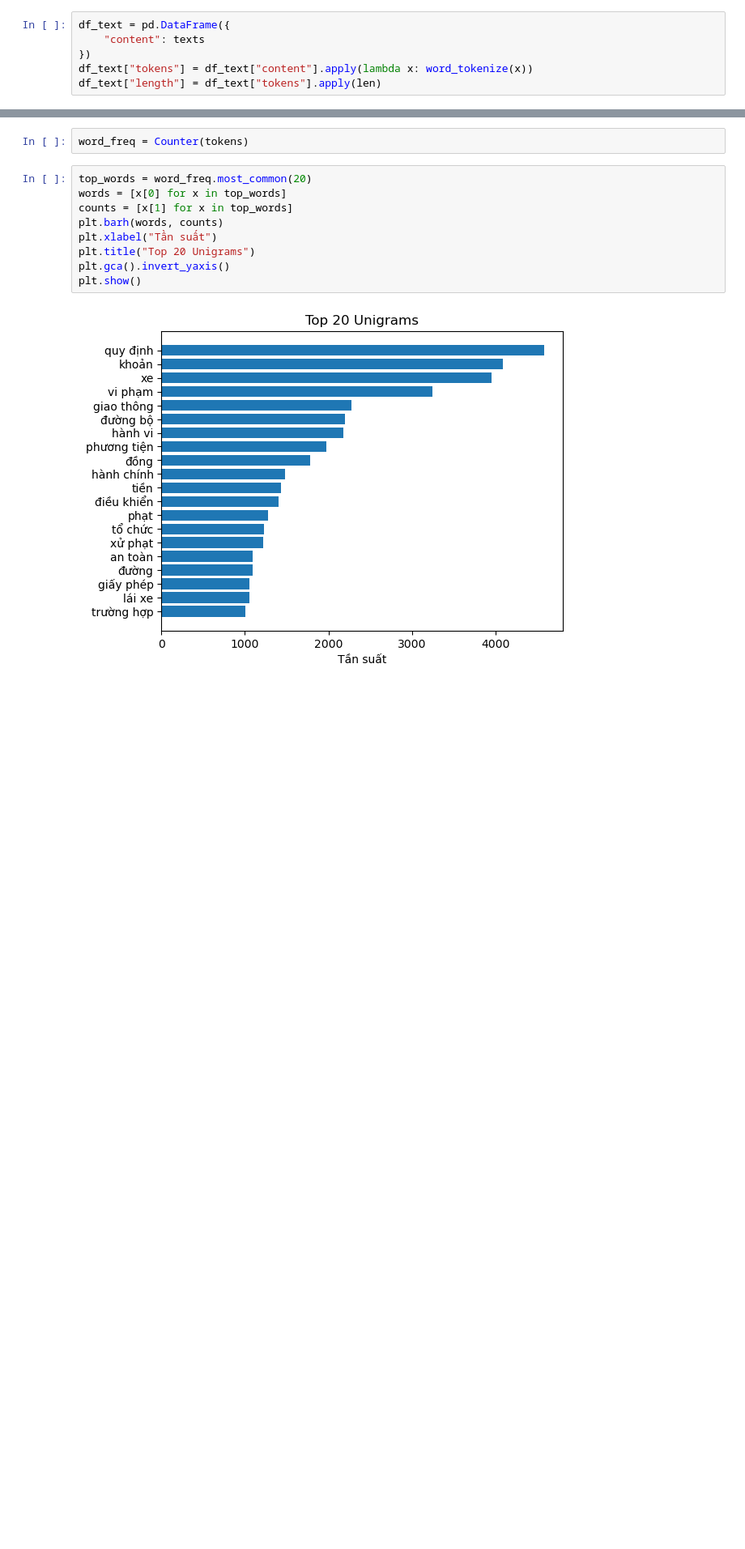
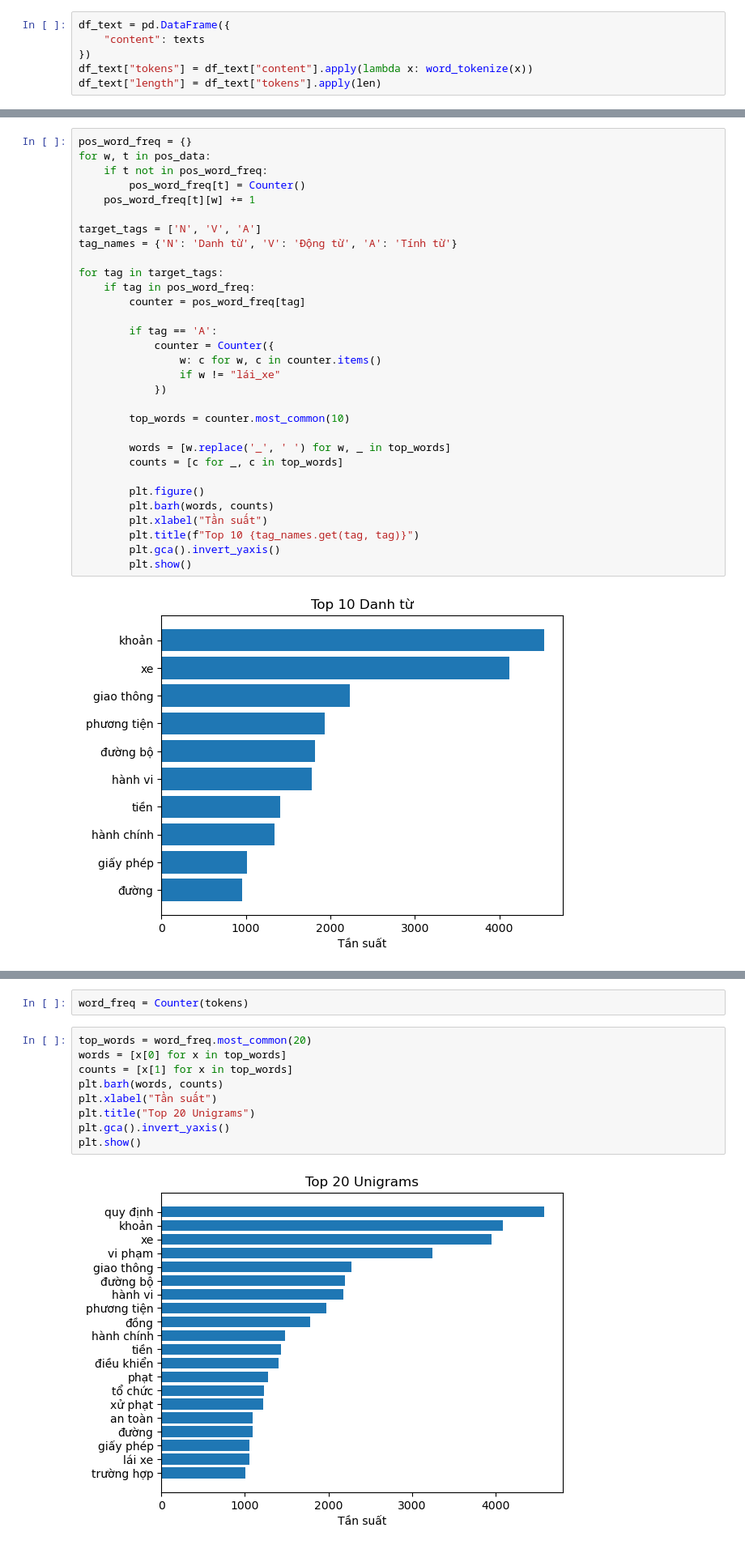
Before and after one commit to n3sfan/NLP-LegalQA, a Jupyter notebook: notebook/eda.ipynb, the cells around one changed output, grey strips where cells are left out. Shown at 81% size. Cells and saved outputs as stored; diff of their text form; blank space fills up the shorter version.

```diff
--- a/notebook/eda.ipynb
+++ b/notebook/eda.ipynb
@@ -198,0 +240,33 @@ plt.show()
+# %%
+pos_word_freq = {}
+for w, t in pos_data:
+    if t not in pos_word_freq:
+        pos_word_freq[t] = Counter()
+    pos_word_freq[t][w] += 1
+
+target_tags = ['N', 'V', 'A']
+tag_names = {'N': 'Danh từ', 'V': 'Động từ', 'A': 'Tính từ'}
+
+for tag in target_tags:
+    if tag in pos_word_freq:
+        counter = pos_word_freq[tag]
+
+        if tag == 'A':
+            counter = Counter({
+                w: c for w, c in counter.items()
+                if w != "lái_xe"
+            })
+
+        top_words = counter.most_common(10)
+
+        words = [w.replace('_', ' ') for w, _ in top_words]
+        counts = [c for _, c in top_words]
+
+        plt.figure()
+        plt.barh(words, counts)
+        plt.xlabel("Tần suất")
+        plt.title(f"Top 10 {tag_names.get(tag, tag)}")
+        plt.gca().invert_yaxis()
+        plt.show()
+# %% [output]
+[figure, added]
```
Also changed, not shown: parts of 16 cells of this notebook.
